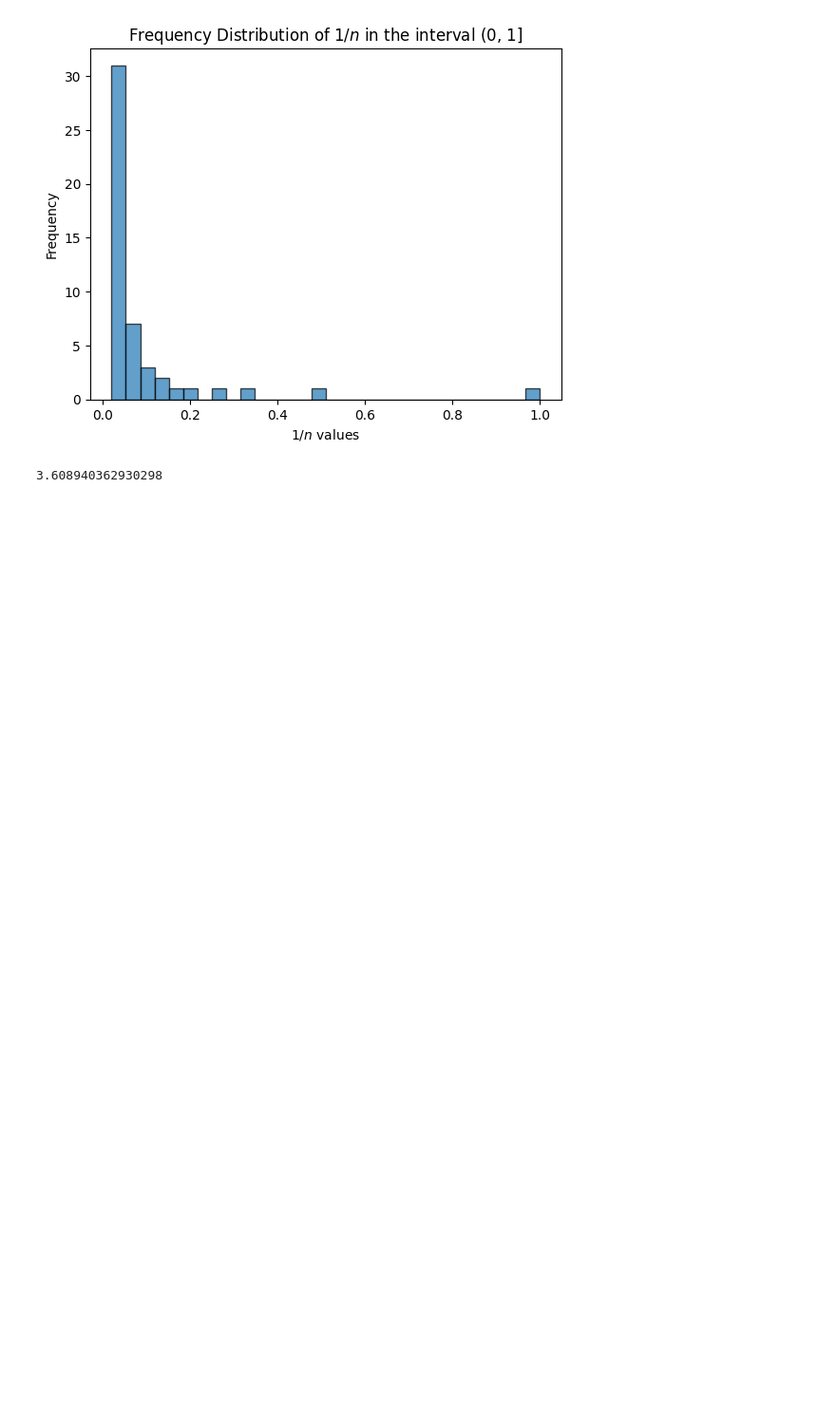
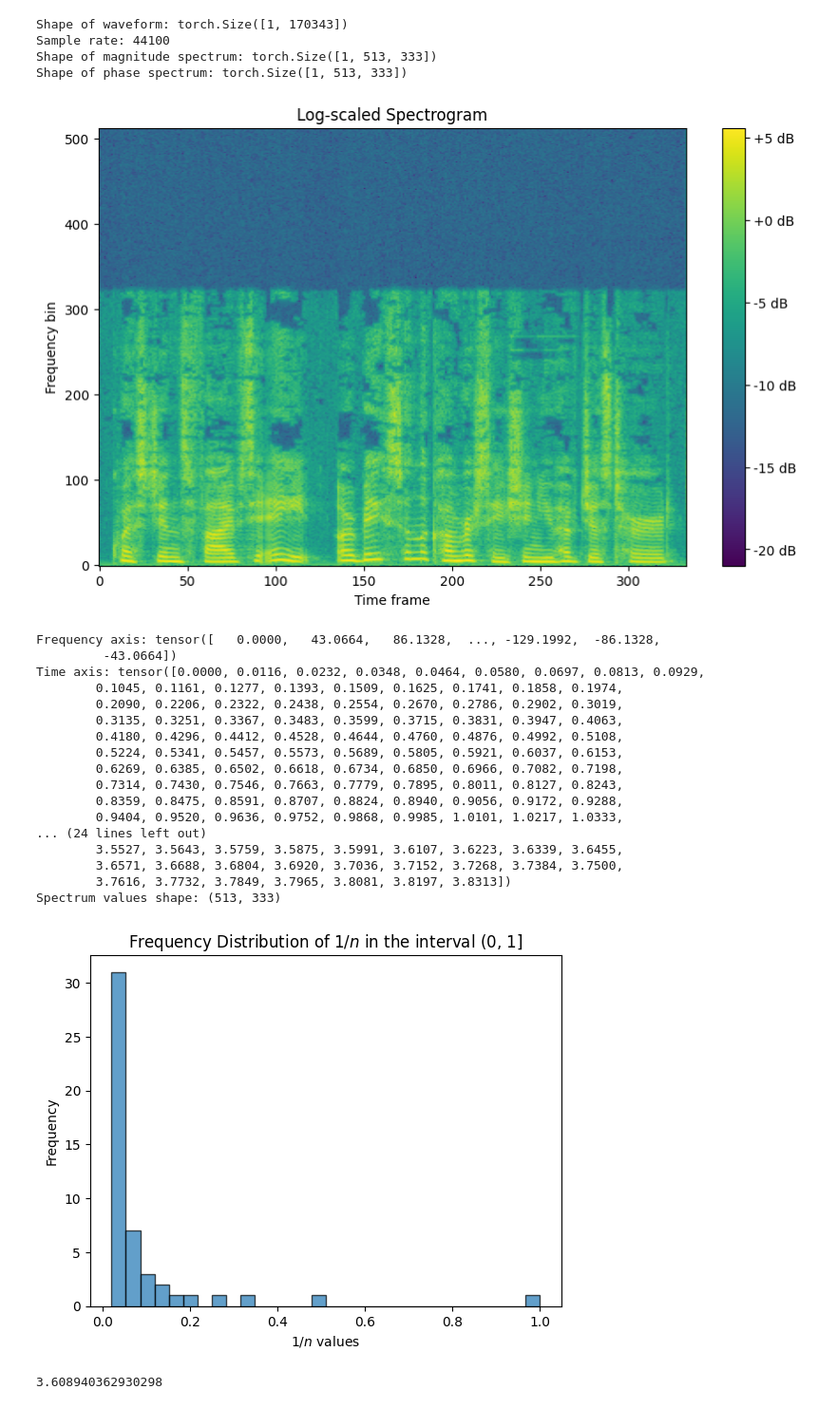
Before and after one commit to xmu-hph/4pd_codes, a Jupyter notebook: tts/debug.ipynb, the cells around one changed output. Shown: that part at 95% size. Cells and saved outputs as stored; diff of their text form; code cells hidden in the pictures; blank space fills up the shorter version.

```diff
--- a/tts/debug.ipynb
+++ b/tts/debug.ipynb
@@ -10,3 +1,73 @@ resampled_audio = librosa.resample(data, orig_sr=24000, target_sr=44000)
+# %%
+import torch
+import torchaudio
+import matplotlib.pyplot as plt
+
+# 加载音频文件
+waveform, sample_rate = torchaudio.load('./examples/default.wav')
+
+# 打印音频信息
+print(f"Shape of waveform: {waveform.shape}")
+print(f"Sample rate: {sample_rate}")
+n_fft=1024
+hop_length = 512
+# 定义STFT变换
+stft_transform = torchaudio.transforms.Spectrogram(n_fft=1024, hop_length=512, power=None)
+
+# 应用STFT
+stft = stft_transform(waveform)
+
+# 获取幅度谱和相位谱
+magnitude = stft.abs()
+phase = stft.angle()
+
+# 打印频谱信息
+print(f"Shape of magnitude spectrum: {magnitude.shape}")
+print(f"Shape of phase spectrum: {phase.shape}")
+
+# 可视化频谱
+plt.figure(figsize=(10, 6))
+plt.imshow(magnitude.log2()[0,:,:].detach().numpy(), cmap='viridis', aspect='auto', origin='lower')
+plt.colorbar(format='%+2.0f dB')
+plt.title("Log-scaled Spectrogram")
+plt.xlabel("Time frame")
+plt.ylabel("Frequency bin")
+plt.show()
+
+# 获取频率和时间轴
+frequency_axis = torch.fft.fftfreq(n_fft, 1/sample_rate)
+time_axis = torch.arange(0, waveform.size(1) - n_fft, hop_length) / sample_rate
+
+# 获取频谱值
+spectrum_values = magnitude.squeeze().detach().numpy()
+
+# 打印频率轴和时间轴信息
+print(f"Frequency axis: {frequency_axis}")
+print(f"Time axis: {time_axis}")
+print(f"Spectrum values shape: {spectrum_values.shape}")
+# %% [output]
+Shape of waveform: torch.Size([1, 170343])
+Sample rate: 44100
+Shape of magnitude spectrum: torch.Size([1, 513, 333])
+Shape of phase spectrum: torch.Size([1, 513, 333])
+[figure, added]
+Frequency axis: tensor([   0.0000,   43.0664,   86.1328,  ..., -129.1992,  -86.1328,
+         -43.0664])
+Time axis: tensor([0.0000, 0.0116, 0.0232, 0.0348, 0.0464, 0.0580, 0.0697, 0.0813, 0.0929,
+        0.1045, 0.1161, 0.1277, 0.1393, 0.1509, 0.1625, 0.1741, 0.1858, 0.1974,
+        0.2090, 0.2206, 0.2322, 0.2438, 0.2554, 0.2670, 0.2786, 0.2902, 0.3019,
+        0.3135, 0.3251, 0.3367, 0.3483, 0.3599, 0.3715, 0.3831, 0.3947, 0.4063,
+        0.4180, 0.4296, 0.4412, 0.4528, 0.4644, 0.4760, 0.4876, 0.4992, 0.5108,
+        0.5224, 0.5341, 0.5457, 0.5573, 0.5689, 0.5805, 0.5921, 0.6037, 0.6153,
+        0.6269, 0.6385, 0.6502, 0.6618, 0.6734, 0.6850, 0.6966, 0.7082, 0.7198,
+        0.7314, 0.7430, 0.7546, 0.7663, 0.7779, 0.7895, 0.8011, 0.8127, 0.8243,
+        0.8359, 0.8475, 0.8591, 0.8707, 0.8824, 0.8940, 0.9056, 0.9172, 0.9288,
+        0.9404, 0.9520, 0.9636, 0.9752, 0.9868, 0.9985, 1.0101, 1.0217, 1.0333,
+... (24 lines left out)
+        3.5527, 3.5643, 3.5759, 3.5875, 3.5991, 3.6107, 3.6223, 3.6339, 3.6455,
+        3.6571, 3.6688, 3.6804, 3.6920, 3.7036, 3.7152, 3.7268, 3.7384, 3.7500,
+        3.7616, 3.7732, 3.7849, 3.7965, 3.8081, 3.8197, 3.8313])
+Spectrum values shape: (513, 333)
 # %%
 import numpy as np
 import matplotlib.pyplot as plt
```
Also changed, not shown: parts of 3 cells of this notebook, 5 other files.
